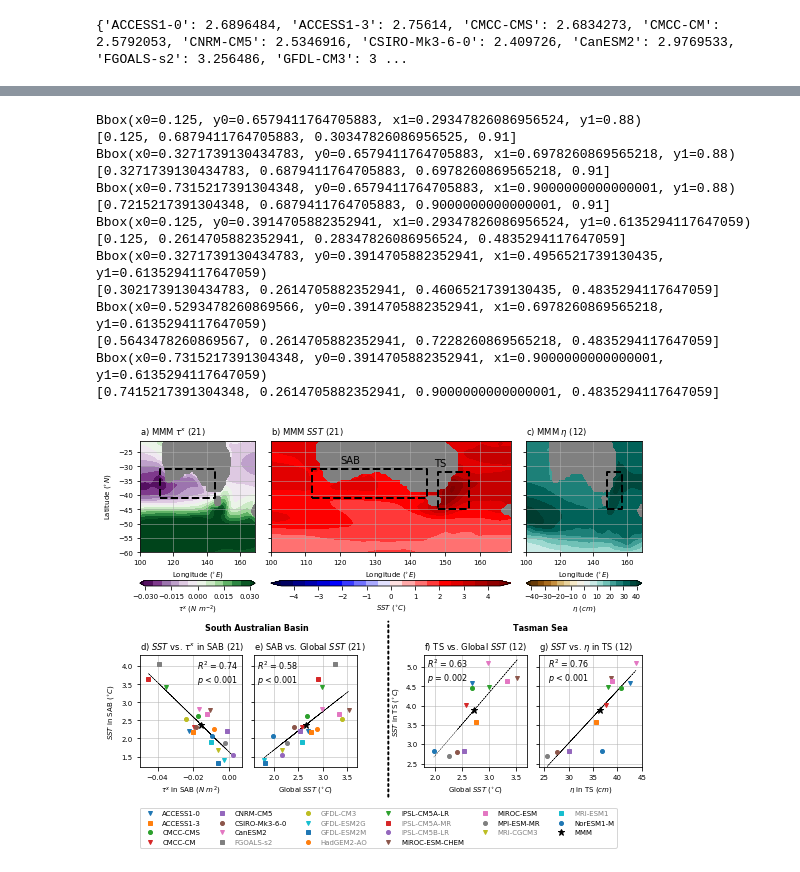
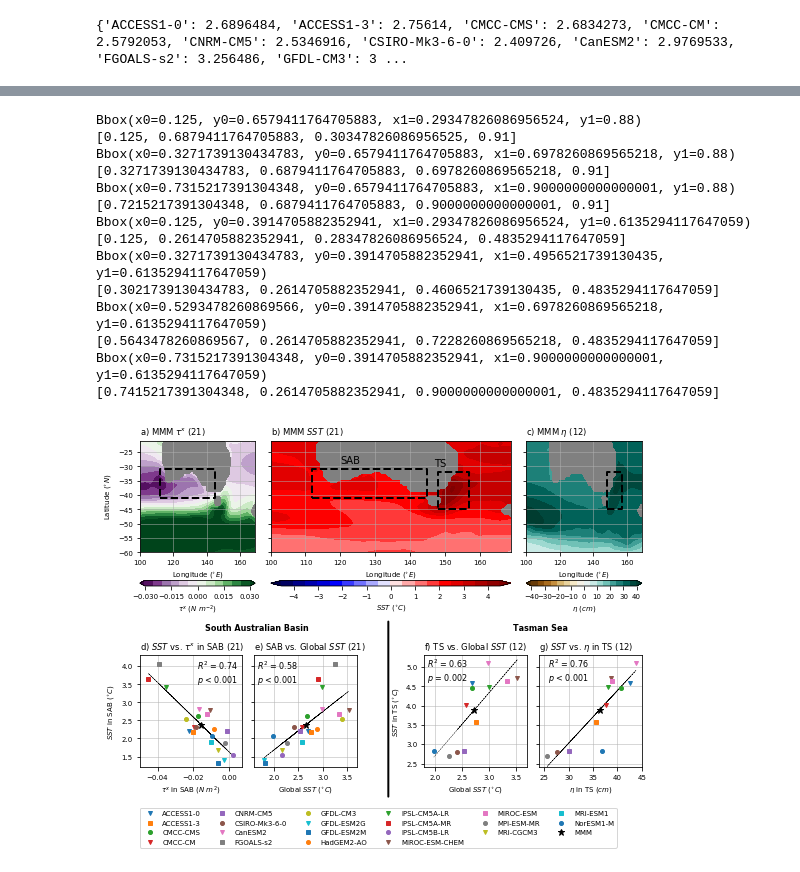
Before and after one commit to ERDuran/CMIP5, a Jupyter notebook: p26_updated_CMIP5_fig.ipynb, the cells around one changed output, grey strips where cells are left out. Saved outputs shown, nothing was run; the diff lists cells and outputs as text; code cells hidden in the pictures.

```diff
--- a/p26_updated_CMIP5_fig.ipynb
+++ b/p26_updated_CMIP5_fig.ipynb
@@ -1053,7 +1051,7 @@ cbar = plt.colorbar(plot, orientation='horizontal',
 plt.text(+0.57,-8,'South Australian Basin',fontweight='bold', fontsize=8)
 plt.text(+3.5,-8,'Tasman Sea' ,fontweight='bold', fontsize=8)
 plt.annotate('', xy=(2.15, -6), xytext=(2.15, -38), xycoords='axes fraction',
-            arrowprops=dict(arrowstyle="-", color='k', linestyle=':', linewidth=2))
+            arrowprops=dict(arrowstyle="-", color='k', linestyle='-', linewidth=2))
 
 # ##########################################################################################
 ax = plt.subplot2grid((row, col), (0, 1), rowspan=1, colspan=2)
@@ -1219,15 +1217,15 @@ plot_list_legend = plot_list[:]
 plot_list_legend.append('MMM')
 lgd = plt.legend(plot_list_legend, loc='lower left', ncol=6,
                 bbox_to_anchor=(-1.15, -0.75, 1, 1))
-lgd.get_texts()[8].set_color('gray')
-lgd.get_texts()[11].set_color('gray')
-lgd.get_texts()[7].set_color('gray')
-lgd.get_texts()[9].set_color('gray')
-lgd.get_texts()[10].set_color('gray')
-lgd.get_texts()[13].set_color('gray')
-lgd.get_texts()[14].set_color('gray')
-lgd.get_texts()[18].set_color('gray')
-lgd.get_texts()[19].set_color('gray')
+# lgd.get_texts()[8].set_color('gray')
+# lgd.get_texts()[11].set_color('gray')
+# lgd.get_texts()[7].set_color('gray')
+# lgd.get_texts()[9].set_color('gray')
+# lgd.get_texts()[10].set_color('gray')
+# lgd.get_texts()[13].set_color('gray')
+# lgd.get_texts()[14].set_color('gray')
+# lgd.get_texts()[18].set_color('gray')
+# lgd.get_texts()[19].set_color('gray')
 # ##########################################################################################
 
 
@@ -1325,31 +1323,31 @@ plt.xticks(arange(25,45,5))
 plt.grid(linewidth=0.5)
 plt.ylabel('')
 plt.gca().set_yticklabels('')
 plt.text(25.9, 4.6, '$R^2$ = ' + str(np.round(r_value**2*100)/100) + '\n' +
          '$p$ < 0.001', fontsize=8)
 # ##########################################################################################
 
 
 output_ls = os.listdir(figures_path)
 if not script_name:
     script_name = 'test'
 elif script_name not in output_ls:
     os.mkdir(figures_path + '/' + script_name)
 plt.savefig(figures_path + '/' + script_name + '/' + script_name[0:3] \
             + '_fig2_' + '.png', bbox_inches='tight', dpi=300)
 # %% [output]
 Bbox(x0=0.125, y0=0.6579411764705883, x1=0.29347826086956524, y1=0.88)
 [0.125, 0.6879411764705883, 0.30347826086956525, 0.91]
 Bbox(x0=0.3271739130434783, y0=0.6579411764705883, x1=0.6978260869565218, y1=0.88)
 [0.3271739130434783, 0.6879411764705883, 0.6978260869565218, 0.91]
 Bbox(x0=0.7315217391304348, y0=0.6579411764705883, x1=0.9000000000000001, y1=0.88)
 [0.7215217391304348, 0.6879411764705883, 0.9000000000000001, 0.91]
 Bbox(x0=0.125, y0=0.3914705882352941, x1=0.29347826086956524, y1=0.6135294117647059)
 [0.125, 0.2614705882352941, 0.28347826086956524, 0.4835294117647059]
 Bbox(x0=0.3271739130434783, y0=0.3914705882352941, x1=0.4956521739130435, y1=0.6135294117647059)
 [0.3021739130434783, 0.2614705882352941, 0.4606521739130435, 0.4835294117647059]
 Bbox(x0=0.5293478260869566, y0=0.3914705882352941, x1=0.6978260869565218, y1=0.6135294117647059)
 [0.5643478260869567, 0.2614705882352941, 0.7228260869565218, 0.4835294117647059]
 Bbox(x0=0.7315217391304348, y0=0.3914705882352941, x1=0.9000000000000001, y1=0.6135294117647059)
 [0.7415217391304348, 0.2614705882352941, 0.9000000000000001, 0.4835294117647059]
-[figure, old version]
+[figure, new version]
```
Also changed, not shown: parts of 1 cell of this notebook.
